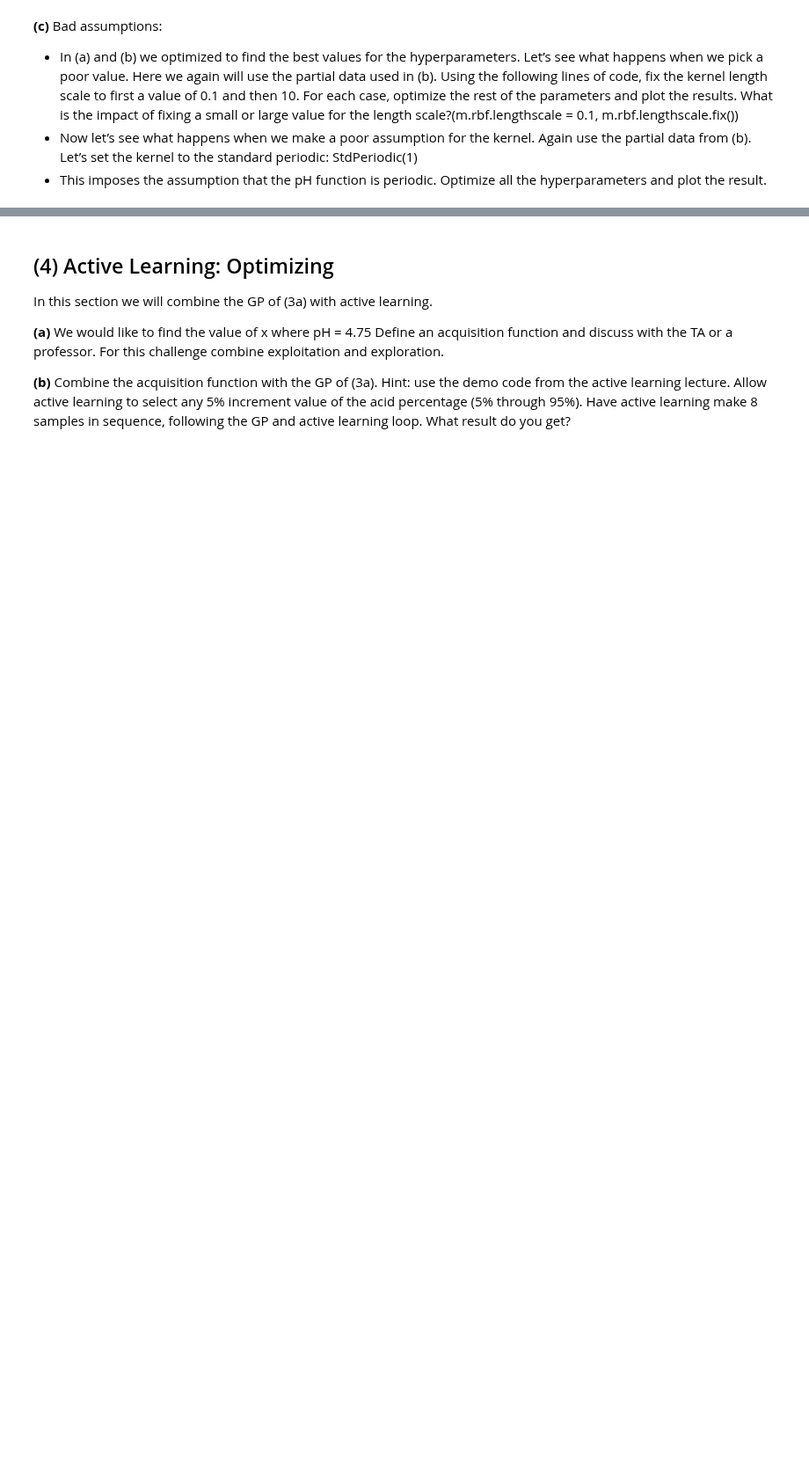
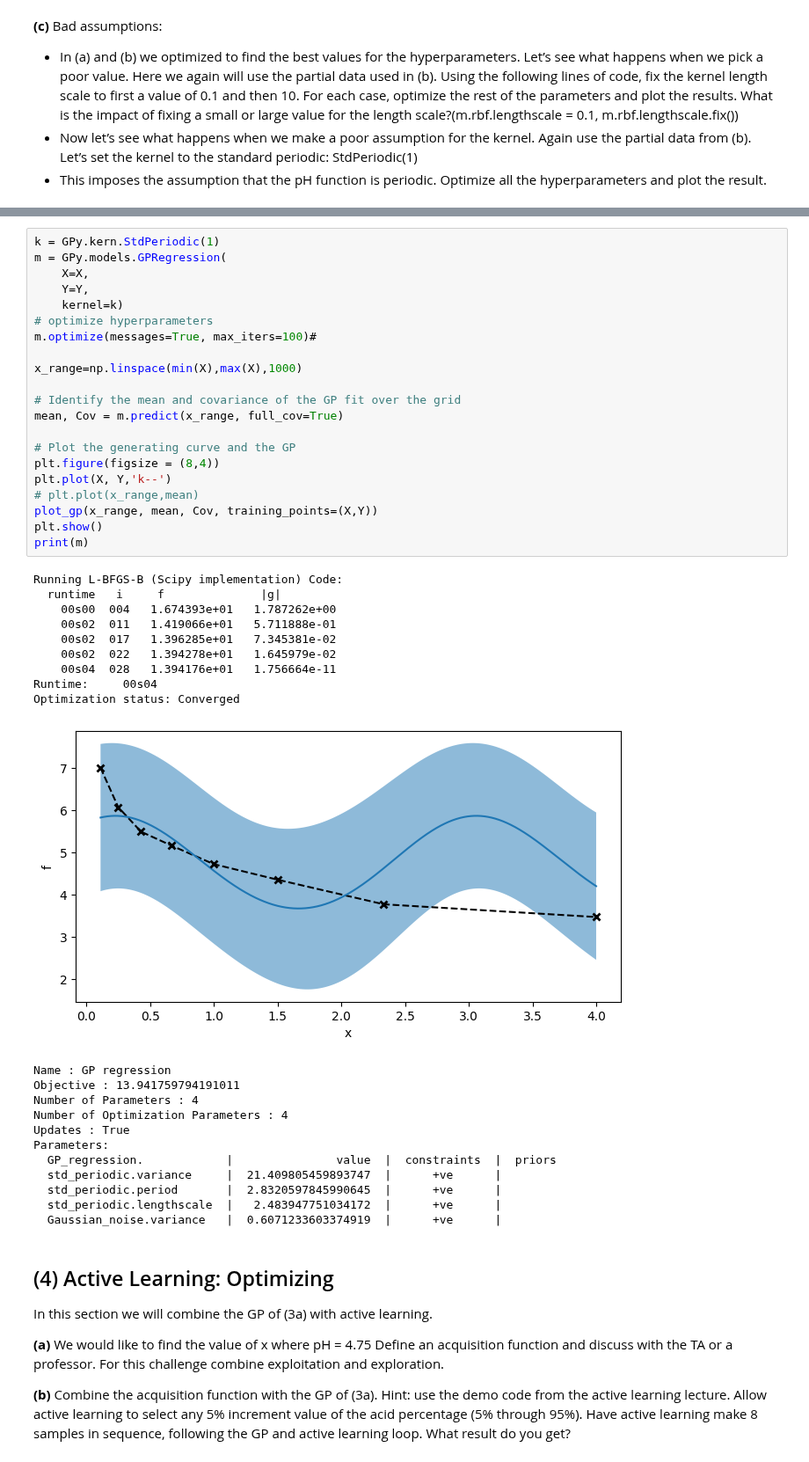
Before and after one commit to jess-garnett/LEGOLAS-Files, a Jupyter notebook: Code/LEGOLAS_Scripts/LegolasOutline.ipynb, the cells around one changed output, grey strips where cells are left out. Shown at 88% size. Cells and saved outputs as stored; diff of their text form; blank space fills up the shorter version.

```diff
--- a/Code/LEGOLAS_Scripts/LegolasOutline.ipynb
+++ b/Code/LEGOLAS_Scripts/LegolasOutline.ipynb
@@ -421,3 +553,46 @@ Parameters:
+# %%
+k = GPy.kern.StdPeriodic(1)
+m = GPy.models.GPRegression(
+    X=X,
+    Y=Y,
+    kernel=k)
+# optimize hyperparameters
+m.optimize(messages=True, max_iters=100)#
+
+x_range=np.linspace(min(X),max(X),1000)
+
+# Identify the mean and covariance of the GP fit over the grid
+mean, Cov = m.predict(x_range, full_cov=True)
+
+# Plot the generating curve and the GP
+plt.figure(figsize = (8,4))
+plt.plot(X, Y,'k--')
+# plt.plot(x_range,mean)
+plot_gp(x_range, mean, Cov, training_points=(X,Y))
+plt.show()
+print(m)
+# %% [output]
+Running L-BFGS-B (Scipy implementation) Code:
+  runtime   i     f              |g|
+    00s00  004   1.674393e+01   1.787262e+00
+    00s02  011   1.419066e+01   5.711888e-01
+    00s02  017   1.396285e+01   7.345381e-02
+    00s02  022   1.394278e+01   1.645979e-02
+    00s04  028   1.394176e+01   1.756664e-11
+Runtime:     00s04
+Optimization status: Converged
+[figure, added]
+Name : GP regression
+Objective : 13.941759794191011
+Number of Parameters : 4
+Number of Optimization Parameters : 4
+Updates : True
+Parameters:
+  GP_regression.            |               value  |  constraints  |  priors
+  std_periodic.variance     |  21.409805459893747  |      +ve      |
+  std_periodic.period       |  2.8320597845990645  |      +ve      |
+  std_periodic.lengthscale  |   2.483947751034172  |      +ve      |
+  Gaussian_noise.variance   |  0.6071233603374919  |      +ve      |
 # %% [markdown]
 ## (4) Active Learning: Optimizing
 
```
Also changed, not shown: parts of 3 cells of this notebook.
